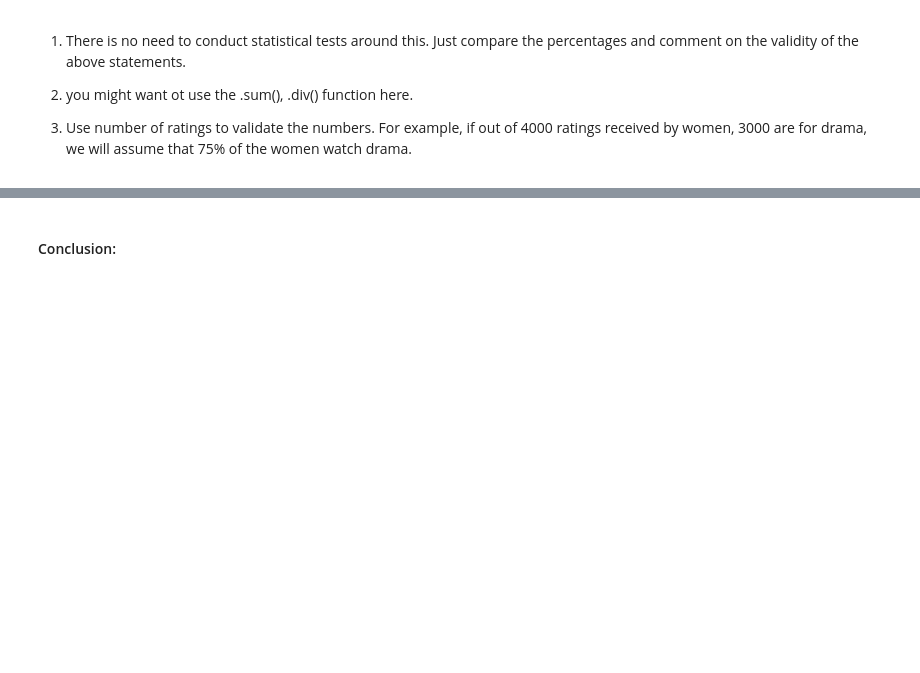
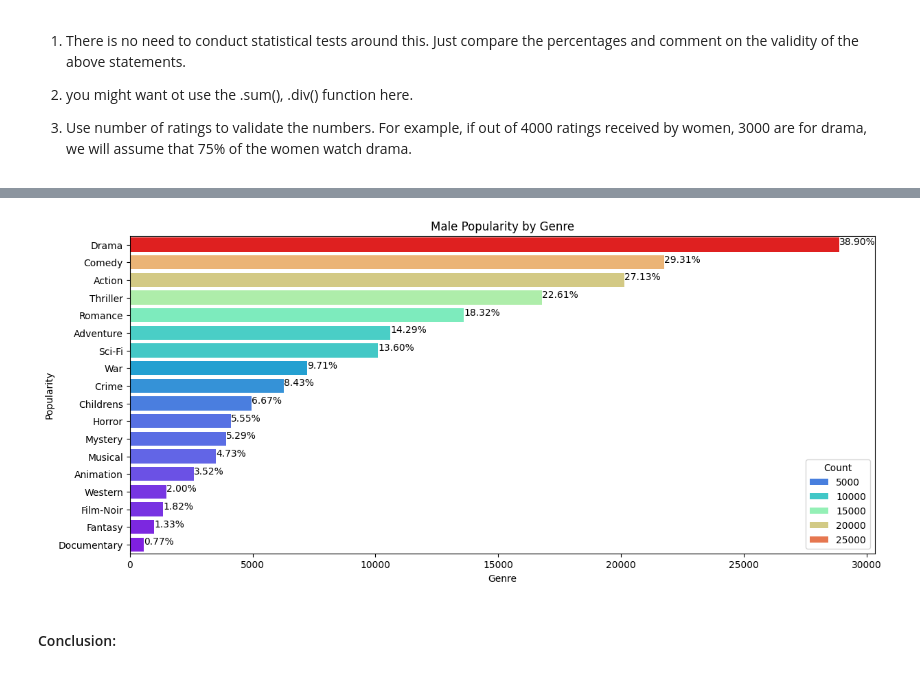
Before and after one commit to eduardorauchbach/PG---Machine-Learning, a Jupyter notebook: Project 1 - Data Visualization/MovieLens Project Questions (New).ipynb, the cells around one changed output, grey strips where cells are left out. Cells and saved outputs as stored; diff of their text form; code cells hidden in the pictures; blank space fills up the shorter version.

```diff
--- a/Project 1 - Data Visualization/MovieLens Project Questions (New).ipynb
+++ b/Project 1 - Data Visualization/MovieLens Project Questions (New).ipynb
@@ -400,0 +448,3 @@ print(FemalePopularity)
+# %%
+MaleDistribution = OneForAllUS.loc[(OneForAllUS['gender'] == 'M')]
+MaleDistribution.head()
@@ -400,0 +458,16 @@ print(FemalePopularity)
+# %%
+MaleCount = {}
+MaleTotal = MaleDistribution.drop_duplicates(subset=['movie id', 'user id']).index.size
+print("Unique Male votes: " + str(MaleTotal))
+
+# Calculate the count and percentage for each genre
+for genre in MoviesGenre.index:
+    genre_sum = MaleDistribution[genre].sum()
+    percentage = (genre_sum / MaleTotal) * 100
+    MaleCount[genre] = [genre_sum, percentage]
+
+# Convert the dictionary to a DataFrame
+MalePopularity = pd.DataFrame.from_dict(MaleCount, orient='index', columns=['Count', 'Percentage']).sort_values(by='Percentage', ascending=False)
+
+# Print the DataFrame
+print(MalePopularity)
@@ -401,2 +495,16 @@ print(FemalePopularity)
+# %%
+plt.figure(figsize=(14, 6))
+
+sns.barplot(y=MalePopularity.index, x='Count', data=MalePopularity, palette='rainbow', hue='Count')
+
+for index, value in enumerate(MalePopularity['Count']):
+    plt.text(value, index, f"{MalePopularity['Percentage'].iloc[index]:.2f}%")
+
+plt.title('Male Popularity by Genre')
+plt.xlabel('Genre')
+plt.ylabel('Popularity')
+plt.show()
+# %% [output]
+[figure, added]
 # %% [markdown]
 #### Conclusion:
```
Also changed, not shown: parts of 12 cells of this notebook, 4 other files.
